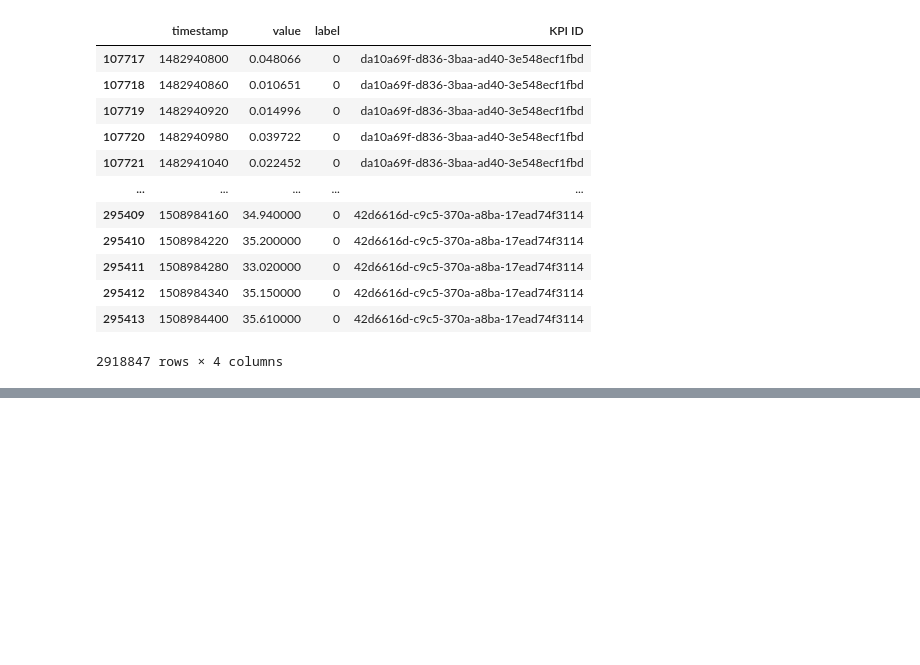
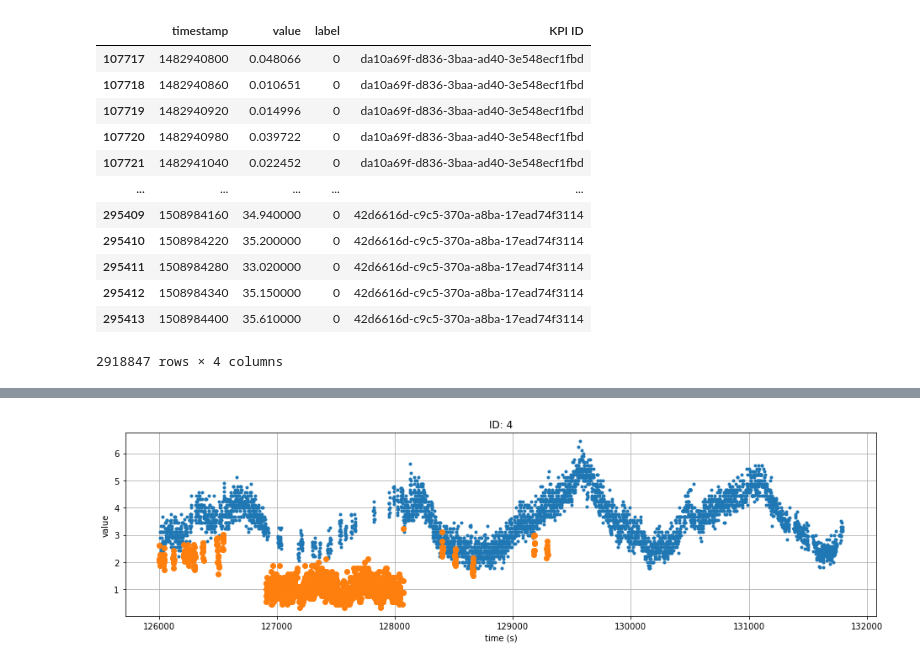
Before and after one commit to zloelias/hse-project-vae-lstm, a Jupyter notebook: observe-data.ipynb, the cells around one changed output, grey strips where cells are left out. Drawn from its saved outputs; the diff is of its cells as text; code cells hidden in the pictures; blank space fills up the shorter version.

```diff
--- a/observe-data.ipynb
+++ b/observe-data.ipynb
@@ -130,0 +190,23 @@ df_train.groupby(by='KPI ID').count()
+# %%
+def moving_average(x, w):
+        return np.convolve(x, np.ones(w), 'valid') / w
+
+df0 = pd.read_csv(files[5])[126000:]
+
+w = 1440
+
+saliency = Silency(w // 8, w // 8, w * 2)
+
+S = np.real(saliency.transform_silency_map(df0.value.values))
+S = saliency.generate_anomaly_score(df0.value.values, type='abs')
+
+S_mean1 = moving_average(S, w)
+S_mean = np.append(np.array([0] * (w // 2)), S_mean1)
+S_mean = np.append(S_mean, np.array([0] * (len(S) - len(S_mean))))
+
+#D = (S - S_mean) / S
+W = 1 - 1 / (1 + np.exp(-(S - 4)))
+
+plot_anomaly(df0, 4)
+# %% [output]
+[figure, added]
```
Also changed, not shown: parts of 22 cells of this notebook.
